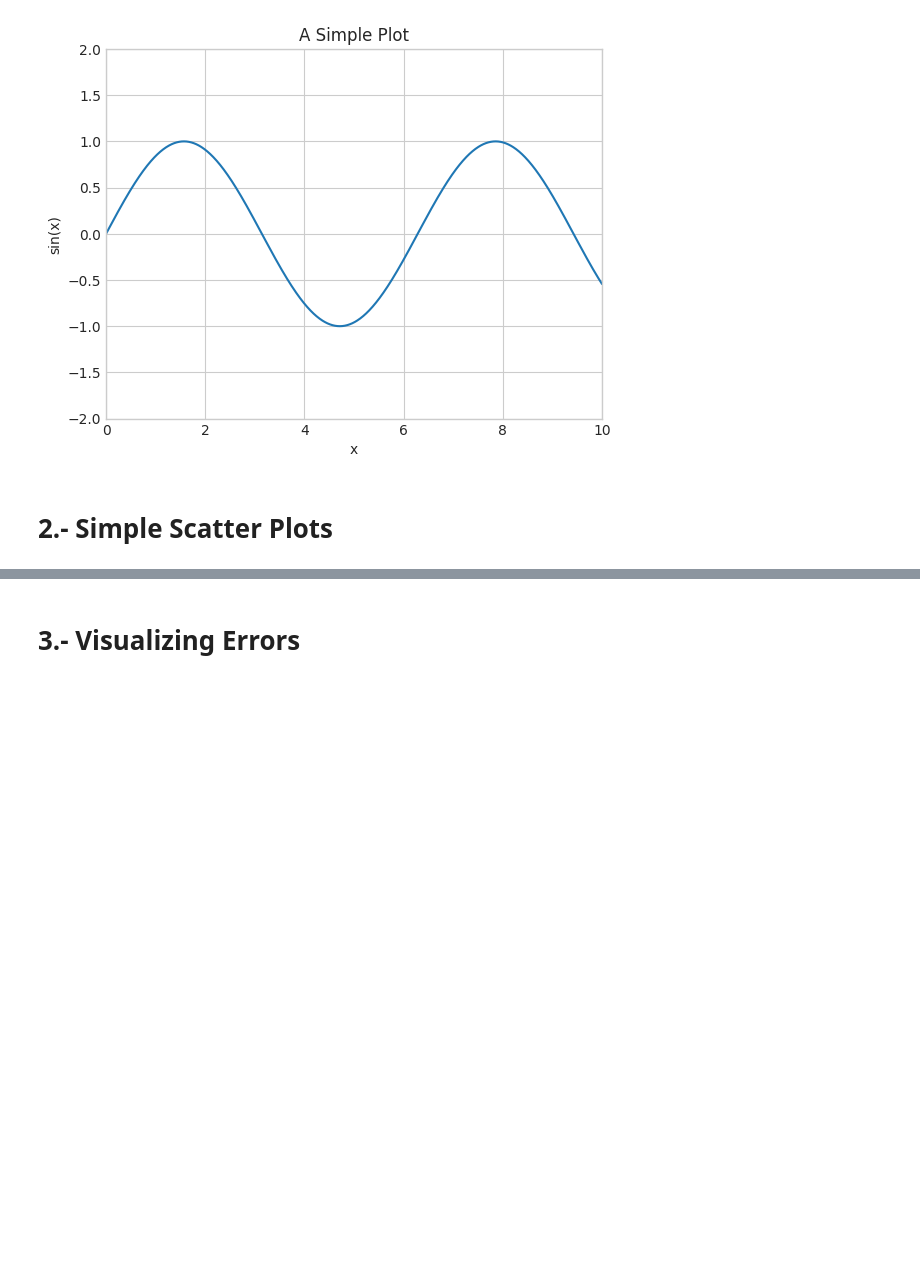
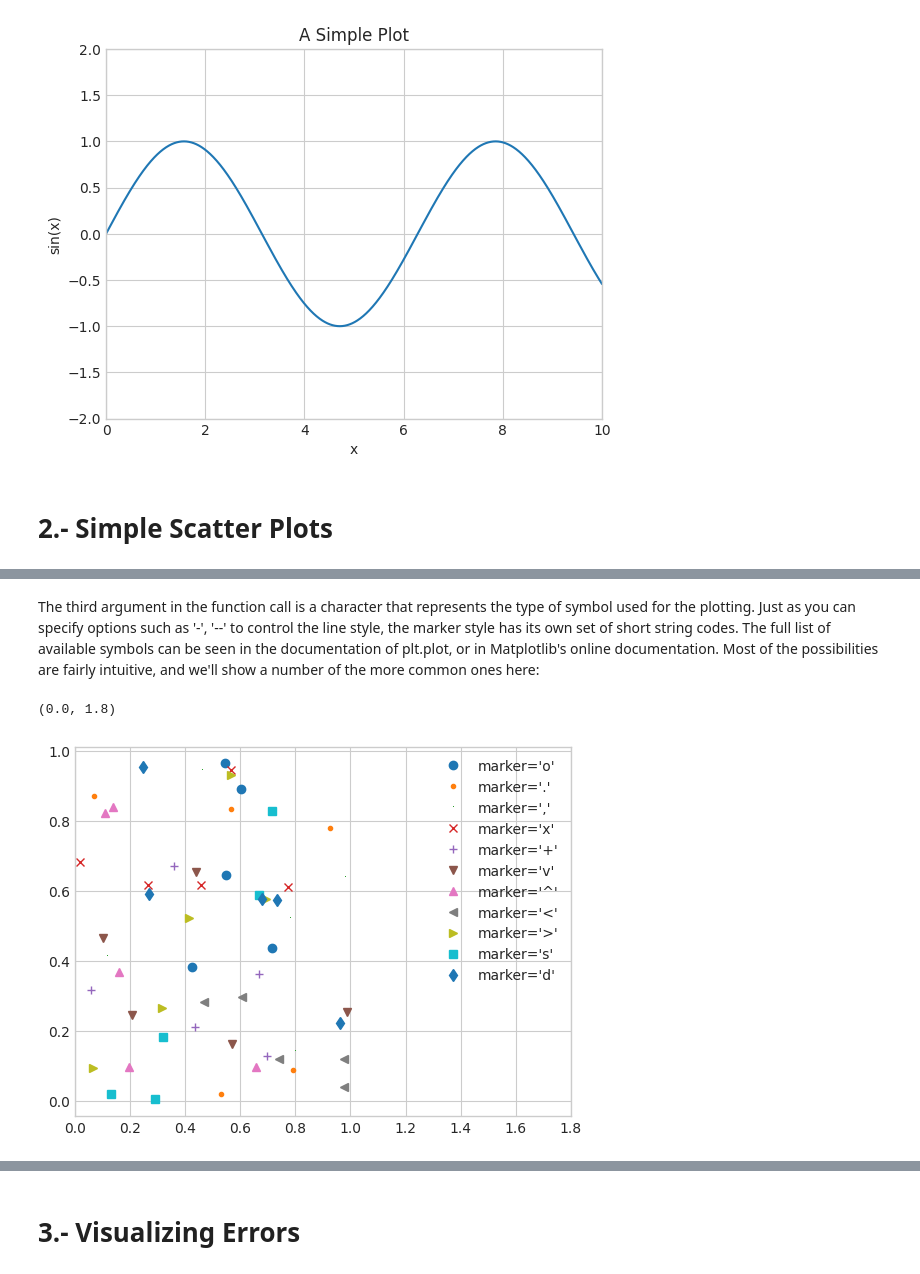
Before and after one commit to dirodgu/python_data_analysis_course, a Jupyter notebook: notebooks/chapter_4.ipynb, the cells around one changed output, grey strips where cells are left out. Cells and saved outputs as stored; diff of their text form; code cells hidden in the pictures; blank space fills up the shorter version.

```diff
--- a/notebooks/chapter_4.ipynb
+++ b/notebooks/chapter_4.ipynb
@@ -325,0 +344,12 @@ ax.set(xlim=(0, 10), ylim=(-2, 2),
+# %% [markdown]
+The third argument in the function call is a character that represents the type of symbol used for the plotting. Just as you can specify options such as '-', '--' to control the line style, the marker style has its own set of short string codes. The full list of available symbols can be seen in the documentation of plt.plot, or in Matplotlib's online documentation. Most of the possibilities are fairly intuitive, and we'll show a number of the more common ones here:
+# %%
+rng = np.random.RandomState(0)
+for marker in ['o', '.', ',', 'x', '+', 'v', '^', '<', '>', 's', 'd']:
+    plt.plot(rng.rand(5), rng.rand(5), marker,
+             label="marker='{0}'".format(marker))
+plt.legend(numpoints=1)
+plt.xlim(0, 1.8)
+# %% [output]
+(0.0, 1.8)
+[figure, added]
```
Also changed, not shown: parts of 42 cells of this notebook.
